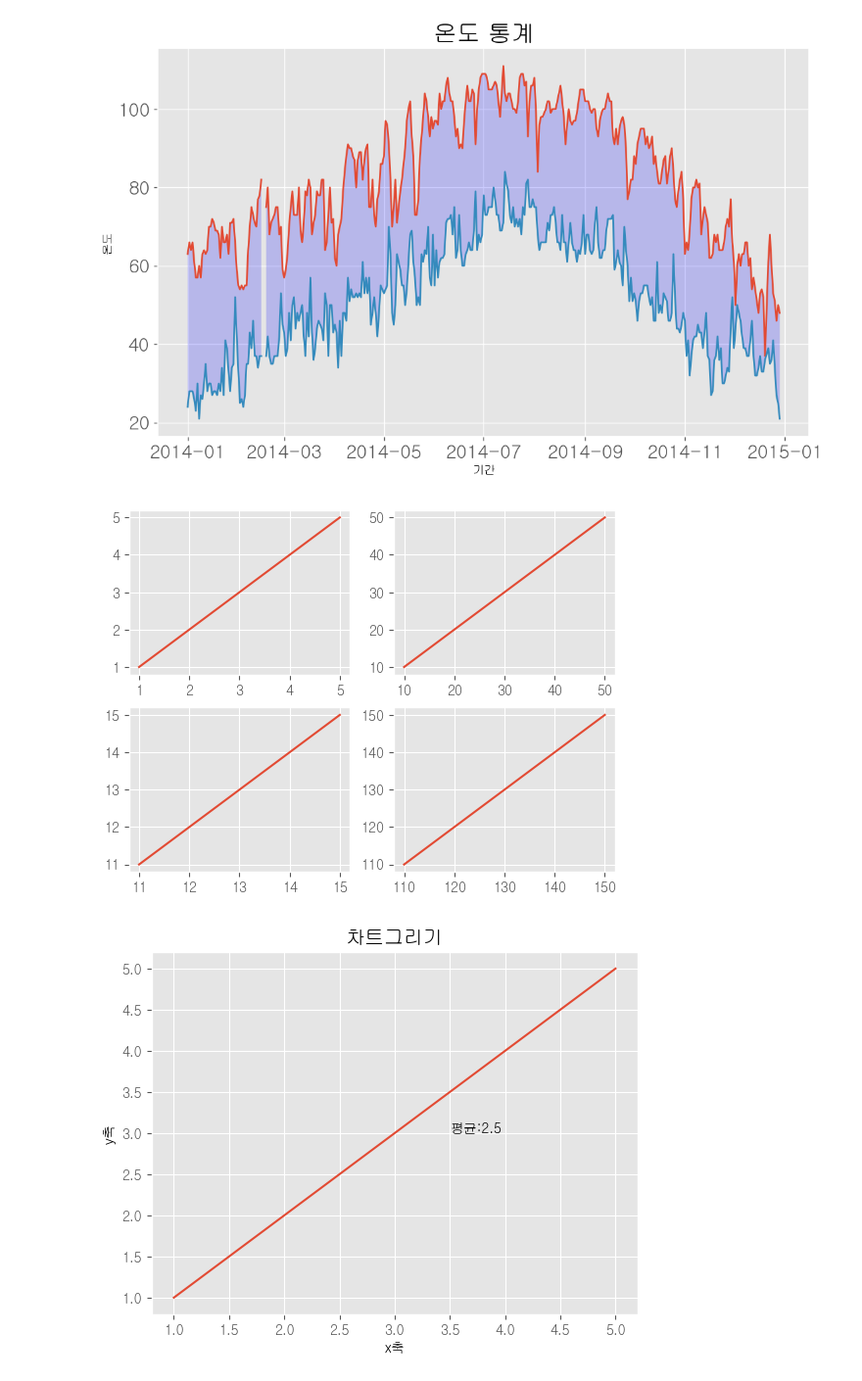
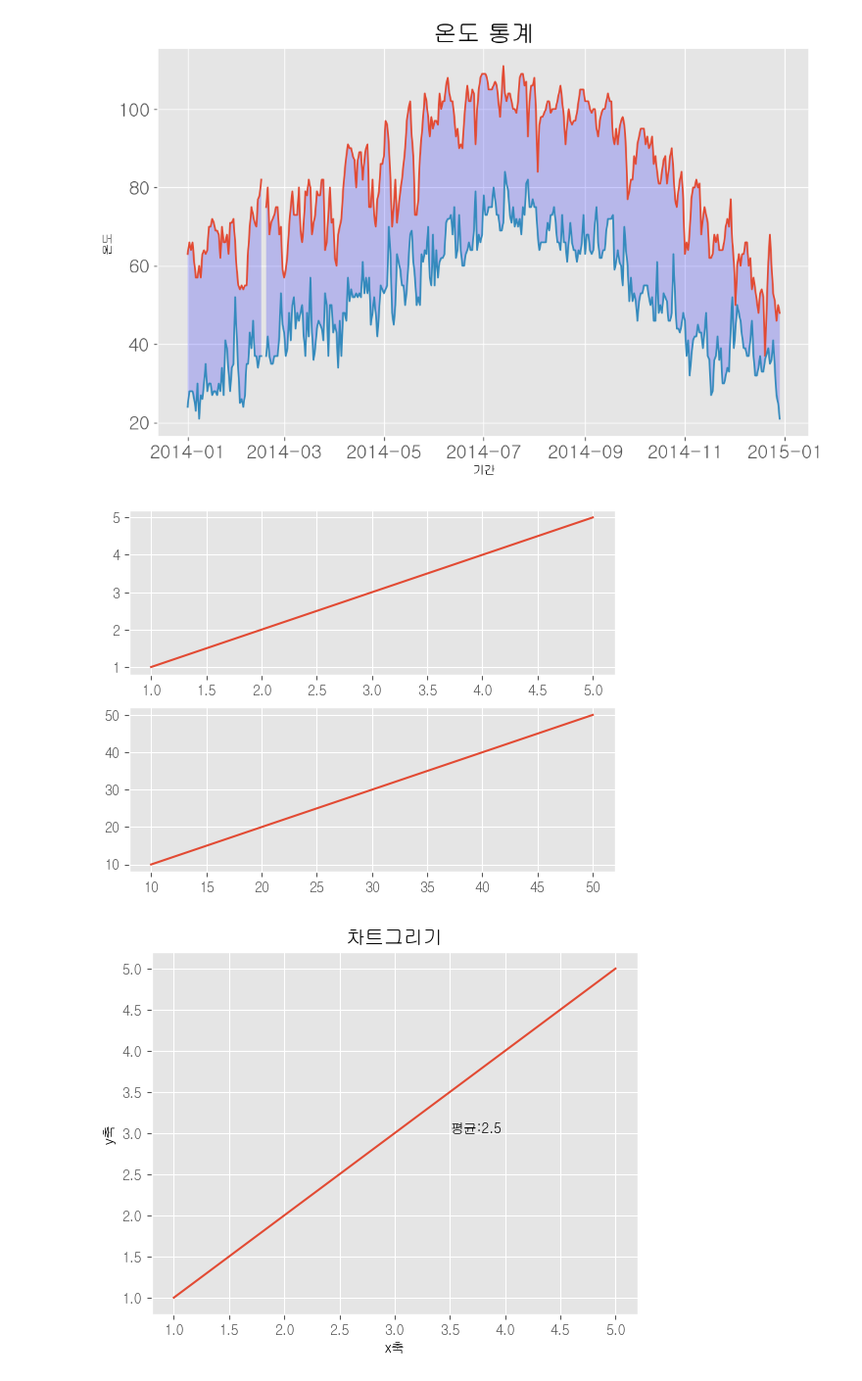
Before and after one commit to maxi0428/python_test, a Jupyter notebook: 0420/matplotlibtest01.ipynb, the cells around one changed output. Shown: that part at 98% size. Saved outputs shown, nothing was run; the diff lists cells and outputs as text; code cells hidden in the pictures.

```diff
--- a/0420/matplotlibtest01.ipynb
+++ b/0420/matplotlibtest01.ipynb
@@ -131,17 +131,17 @@ plt.show()
 [figure]
 # %%
 plt.figure()
-plt.subplot(2,2,1)
+plt.subplot(2,1,1)
 plt.plot([1,2,3,4,5],[1,2,3,4,5])
-plt.subplot(2,2,2)
+plt.subplot(2,1,2)
 plt.plot([10,20,30,40,50],[10,20,30,40,50])
-plt.subplot(2,2,3)
-plt.plot([11,12,13,14,15],[11,12,13,14,15])
-plt.subplot(2,2,4)
-plt.plot([110,120,130,140,150],[110,120,130,140,150])
+# plt.subplot(2,2,3)
+# plt.plot([11,12,13,14,15],[11,12,13,14,15])
+# plt.subplot(2,2,4)
+# plt.plot([110,120,130,140,150],[110,120,130,140,150])
 plt.show()
 # %% [output]
-[figure, old version]
+[figure, new version]
 # %%
 plt.plot([1,2,3,4,5],[1,2,3,4,5])
 plt.xlabel("x축")
```
Also changed, not shown: parts of 8 cells of this notebook, 10 other files.
